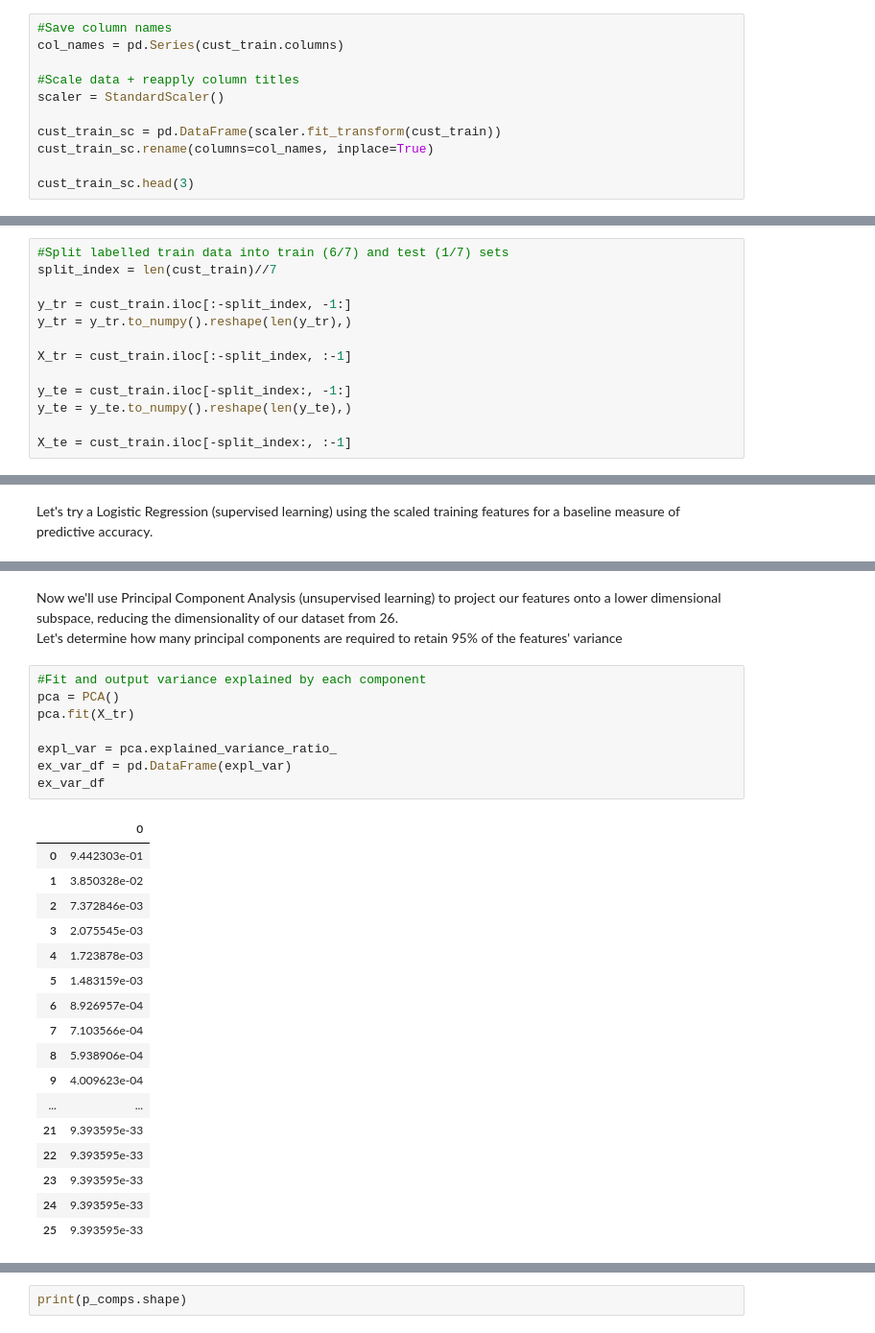
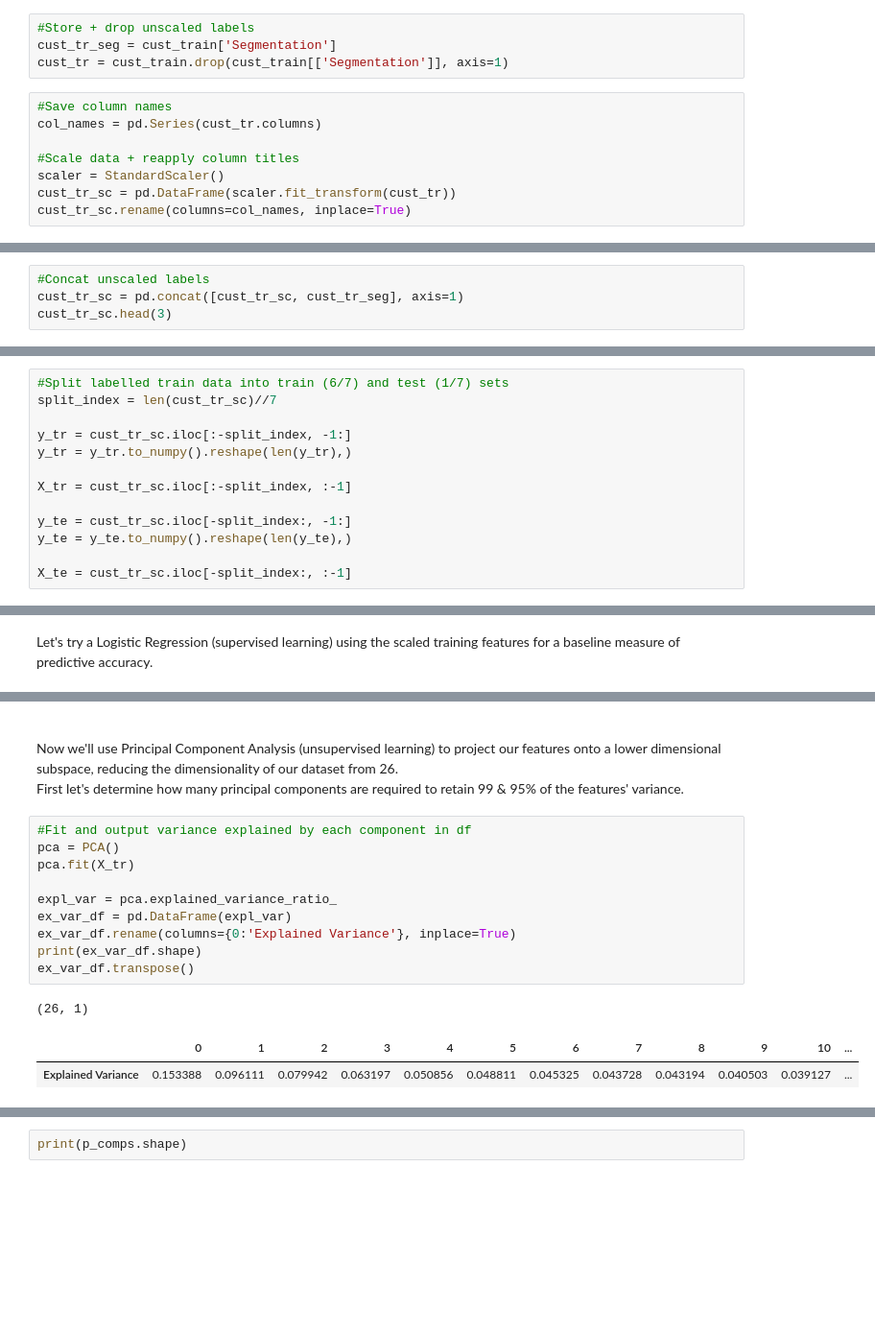
Before and after one commit to DomS1080/Data-Science, a Jupyter notebook: Projects/Customer/Customer.ipynb, the cells around one changed output, grey strips where cells are left out. Shown at 96% size. Saved outputs shown, nothing was run; the diff lists cells and outputs as text; blank space fills up the shorter version.

```diff
--- a/Projects/Customer/Customer.ipynb
+++ b/Projects/Customer/Customer.ipynb
@@ -358,14 +374,15 @@ We can observe some simple associations in the correlation coefficients:
   - Unmarried people and healthcare workers tend to spend less
 
 Now lets scale the training data and split it into train/test sets
+# %%
+#Store + drop unscaled labels
+cust_tr_seg = cust_train['Segmentation']
+cust_tr = cust_train.drop(cust_train[['Segmentation']], axis=1)
 # %%
 #Save column names
-col_names = pd.Series(cust_train.columns)
+col_names = pd.Series(cust_tr.columns)
 
 #Scale data + reapply column titles
 scaler = StandardScaler()
-
-cust_train_sc = pd.DataFrame(scaler.fit_transform(cust_train))
-cust_train_sc.rename(columns=col_names, inplace=True)
-
-cust_train_sc.head(3)
+cust_tr_sc = pd.DataFrame(scaler.fit_transform(cust_tr))
+cust_tr_sc.rename(columns=col_names, inplace=True)
@@ -376,0 +389,4 @@ cust_train_sc.head(3)
+# %%
+#Concat unscaled labels
+cust_tr_sc = pd.concat([cust_tr_sc, cust_tr_seg], axis=1)
+cust_tr_sc.head(3)
@@ -377,16 +398,16 @@ cust_train_sc.head(3)
 # %%
 #Split labelled train data into train (6/7) and test (1/7) sets
-split_index = len(cust_train)//7
+split_index = len(cust_tr_sc)//7
 
-y_tr = cust_train.iloc[:-split_index, -1:]
+y_tr = cust_tr_sc.iloc[:-split_index, -1:]
 y_tr = y_tr.to_numpy().reshape(len(y_tr),)
 
-X_tr = cust_train.iloc[:-split_index, :-1]
+X_tr = cust_tr_sc.iloc[:-split_index, :-1]
 
-y_te = cust_train.iloc[-split_index:, -1:]
+y_te = cust_tr_sc.iloc[-split_index:, -1:]
 y_te = y_te.to_numpy().reshape(len(y_te),)
 
-X_te = cust_train.iloc[-split_index:, :-1]
+X_te = cust_tr_sc.iloc[-split_index:, :-1]
 # %%
 X_tr.shape, y_tr.shape
 # %% [output]
@@ -409,29 +430,19 @@ print(base_score)
 # %% [markdown]
-Now we'll use Principal Component Analysis (unsupervised learning) to project our features onto a lower dimensional subspace, reducing the dimensionality of our dataset from 26.\
-Let's determine how many principal components are required to retain 95% of the features' variance
+<br/>
+Now we'll use Principal Component Analysis (unsupervised learning) to project our features onto a lower dimensional subspace, reducing the dimensionality of our dataset from 26.
+
+First let's determine how many principal components are required to retain 99 & 95% of the features' variance.
 # %%
-#Fit and output variance explained by each component
+#Fit and output variance explained by each component in df
 pca = PCA()
 pca.fit(X_tr)
 
 expl_var = pca.explained_variance_ratio_
 ex_var_df = pd.DataFrame(expl_var)
-ex_var_df
+ex_var_df.rename(columns={0:'Explained Variance'}, inplace=True)
+print(ex_var_df.shape)
+ex_var_df.transpose()
 # %% [output]
+(26, 1)
-|  | 0 |
-| 0 | 9.442303e-01 |
-| 1 | 3.850328e-02 |
-| 2 | 7.372846e-03 |
-| 3 | 2.075545e-03 |
-| 4 | 1.723878e-03 |
-| 5 | 1.483159e-03 |
-| 6 | 8.926957e-04 |
-| 7 | 7.103566e-04 |
-| 8 | 5.938906e-04 |
-| 9 | 4.009623e-04 |
-| ... | ... |
-| 21 | 9.393595e-33 |
-| 22 | 9.393595e-33 |
-| 23 | 9.393595e-33 |
-| 24 | 9.393595e-33 |
-| 25 | 9.393595e-33 |
+|  | 0 | 1 | 2 | 3 | 4 | 5 | 6 | 7 | 8 | 9 | 10 | ... |
+| Explained Variance | 0.153388 | 0.096111 | 0.079942 | 0.063197 | 0.050856 | 0.048811 | 0.045325 | 0.043728 | 0.043194 | 0.040503 | 0.039127 | ... |
```
Also changed, not shown: parts of 31 cells of this notebook.
